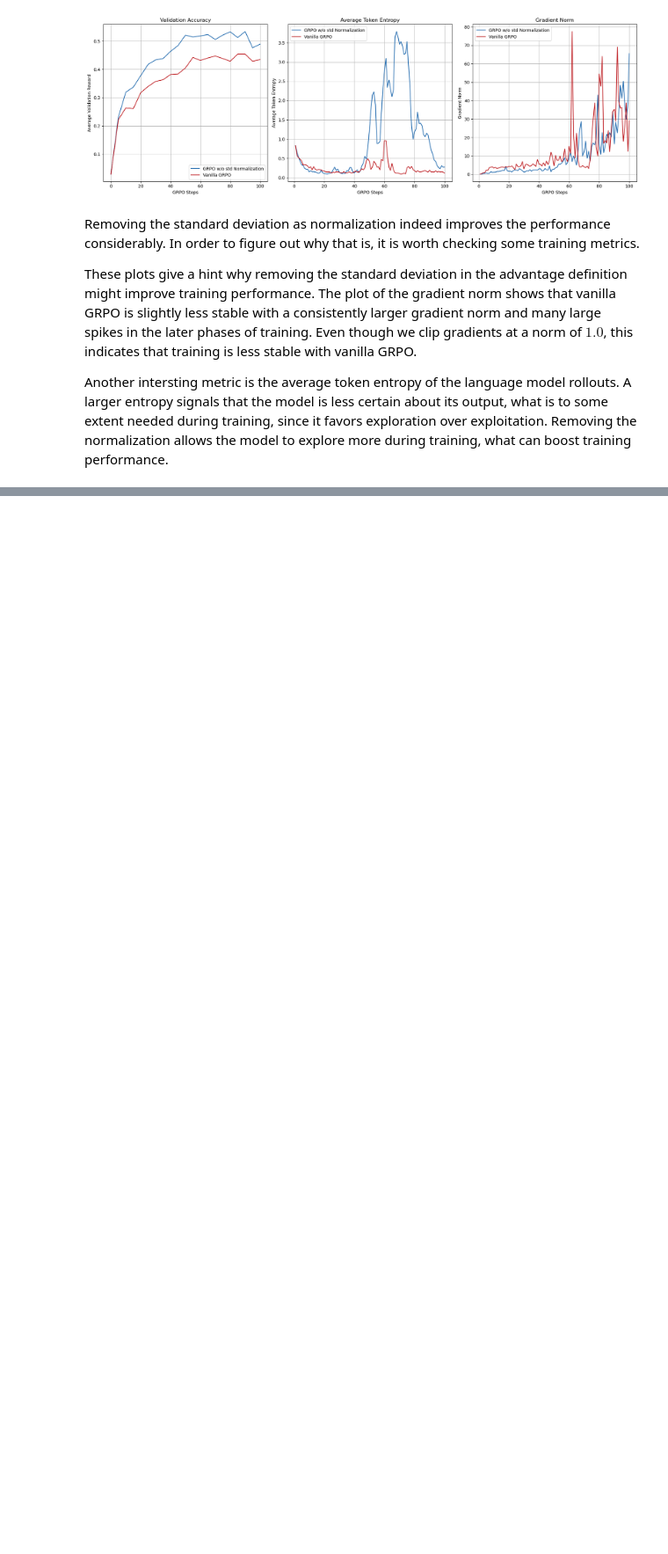
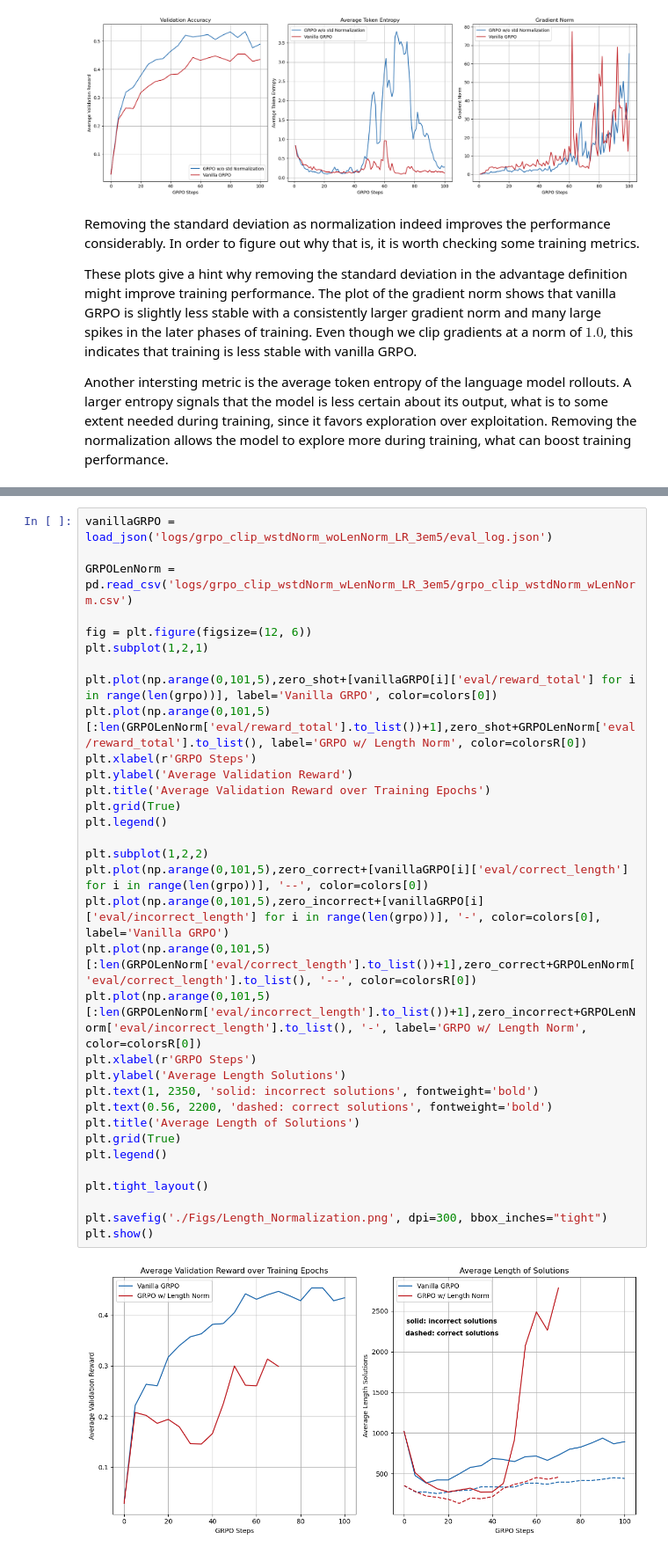
Before and after one commit to maxruhdorfer/Reasoning-Finetuning-SFT-EI-GRPO, a Jupyter notebook: plots.ipynb, the cells around one changed output, grey strips where cells are left out. Shown at 88% size. Saved outputs shown, nothing was run; the diff lists cells and outputs as text; blank space fills up the shorter version.

```diff
--- a/plots.ipynb
+++ b/plots.ipynb
@@ -180,0 +189,35 @@ Another intersting metric is the average token entropy of the language model rol
+# %%
+vanillaGRPO = load_json('logs/grpo_clip_wstdNorm_woLenNorm_LR_3em5/eval_log.json')
+
+GRPOLenNorm = pd.read_csv('logs/grpo_clip_wstdNorm_wLenNorm_LR_3em5/grpo_clip_wstdNorm_wLenNorm.csv')
+
+fig = plt.figure(figsize=(12, 6))
+plt.subplot(1,2,1)
+
+plt.plot(np.arange(0,101,5),zero_shot+[vanillaGRPO[i]['eval/reward_total'] for i in range(len(grpo))], label='Vanilla GRPO', color=colors[0])
+plt.plot(np.arange(0,101,5)[:len(GRPOLenNorm['eval/reward_total'].to_list())+1],zero_shot+GRPOLenNorm['eval/reward_total'].to_list(), label='GRPO w/ Length Norm', color=colorsR[0])
+plt.xlabel(r'GRPO Steps')
+plt.ylabel('Average Validation Reward')
+plt.title('Average Validation Reward over Training Epochs')
+plt.grid(True)
+plt.legend()
+
+plt.subplot(1,2,2)
+plt.plot(np.arange(0,101,5),zero_correct+[vanillaGRPO[i]['eval/correct_length'] for i in range(len(grpo))], '--', color=colors[0])
+plt.plot(np.arange(0,101,5),zero_incorrect+[vanillaGRPO[i]['eval/incorrect_length'] for i in range(len(grpo))], '-', color=colors[0], label='Vanilla GRPO')
+plt.plot(np.arange(0,101,5)[:len(GRPOLenNorm['eval/correct_length'].to_list())+1],zero_correct+GRPOLenNorm['eval/correct_length'].to_list(), '--', color=colorsR[0])
+plt.plot(np.arange(0,101,5)[:len(GRPOLenNorm['eval/incorrect_length'].to_list())+1],zero_incorrect+GRPOLenNorm['eval/incorrect_length'].to_list(), '-', label='GRPO w/ Length Norm', color=colorsR[0])
+plt.xlabel(r'GRPO Steps')
+plt.ylabel('Average Length Solutions')
+plt.text(1, 2350, 'solid: incorrect solutions', fontweight='bold')
+plt.text(0.56, 2200, 'dashed: correct solutions', fontweight='bold')
+plt.title('Average Length of Solutions')
+plt.grid(True)
+plt.legend()
+
+plt.tight_layout()
+
+plt.savefig('./Figs/Length_Normalization.png', dpi=300, bbox_inches="tight")
+plt.show()
+# %% [output]
+[figure, added]
```
Also changed, not shown: parts of 9 cells of this notebook, 33 other files.
